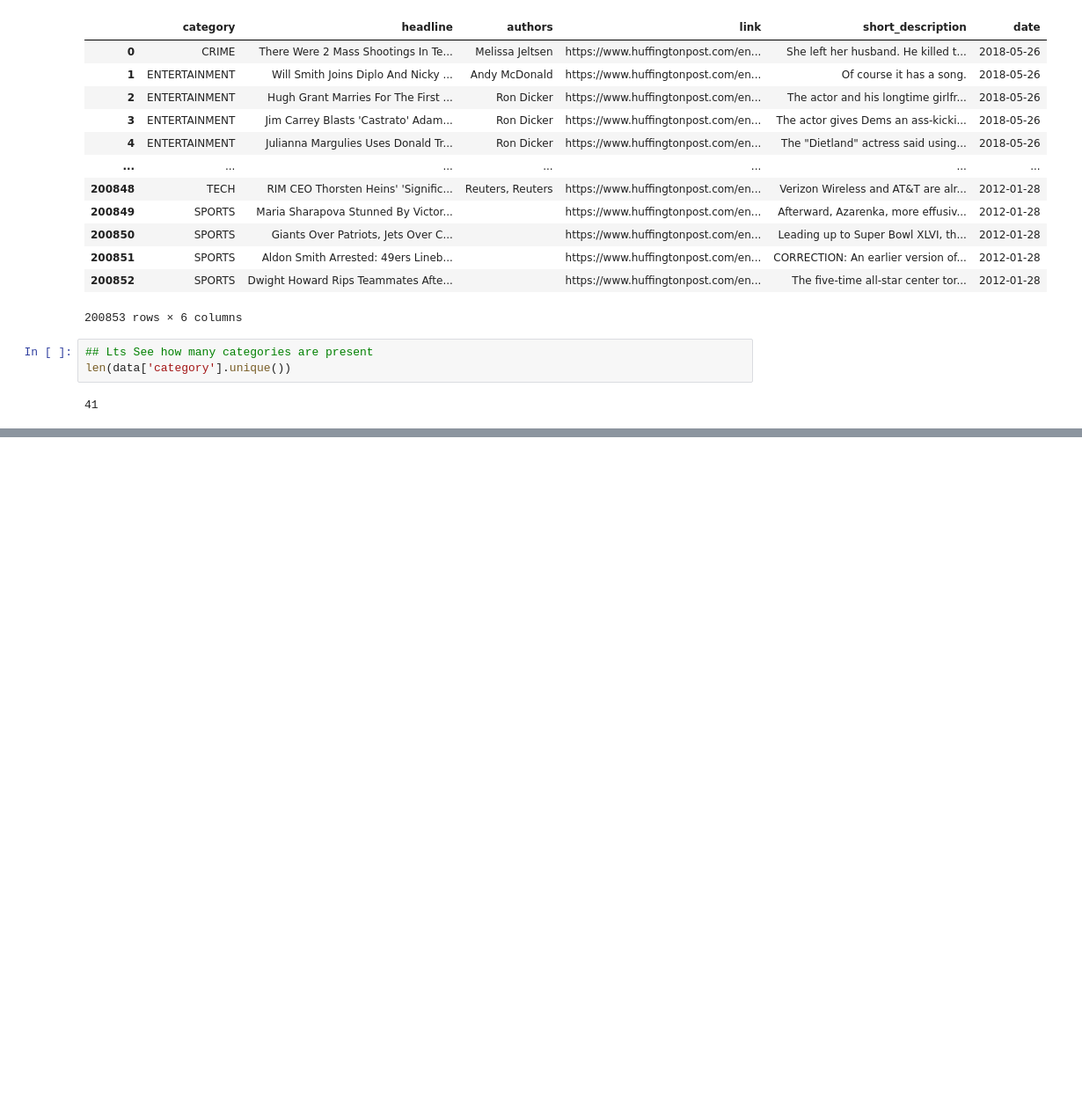
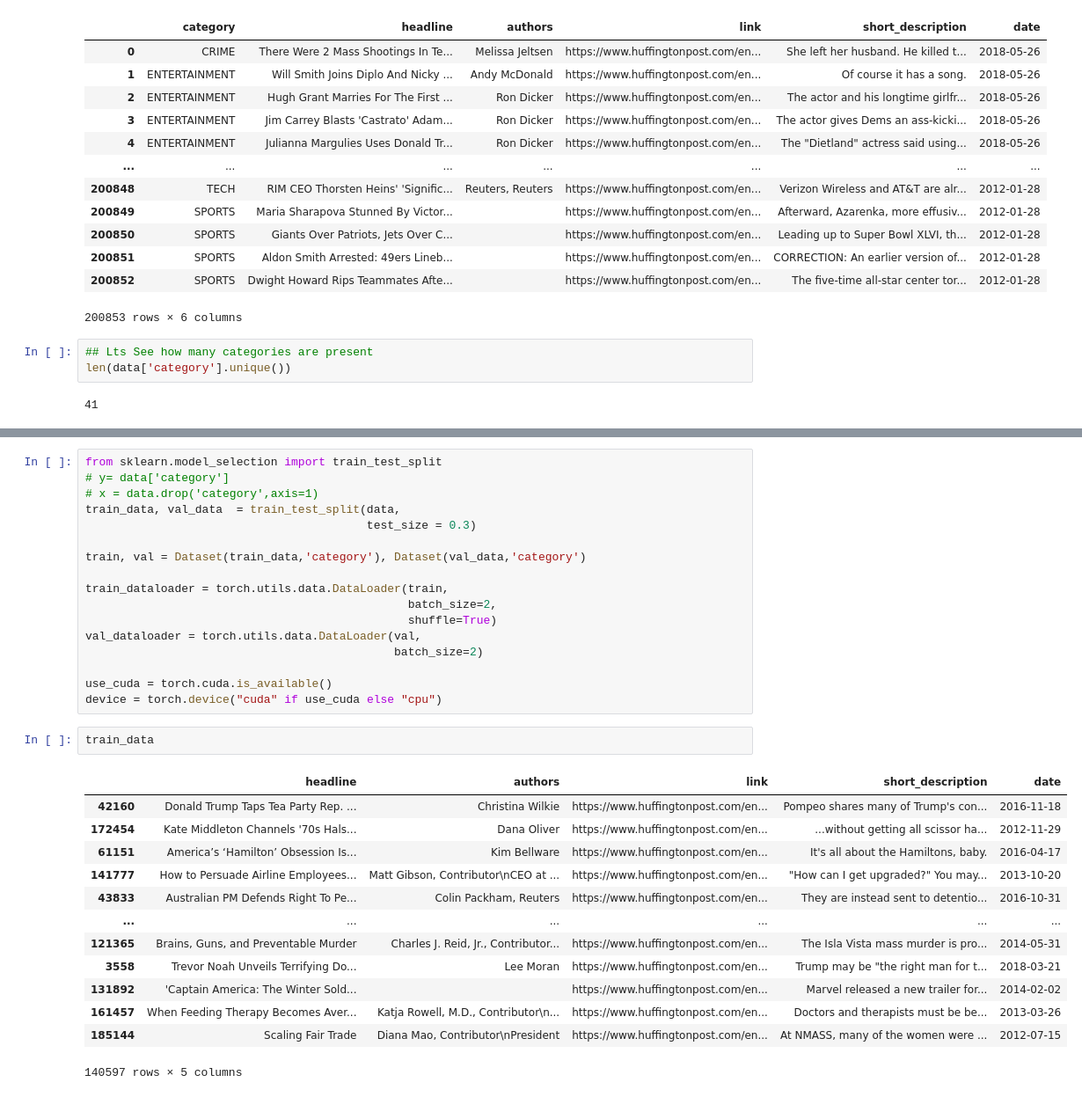
Before and after one commit to agarwalsourabh55/Deep-learning, a Jupyter notebook: NewsCategoryDeepLearning_.ipynb, the cells around one changed output, grey strips where cells are left out. Shown at 88% size. Saved outputs shown, nothing was run; the diff lists cells and outputs as text; blank space fills up the shorter version.

```diff
--- a/NewsCategoryDeepLearning_.ipynb
+++ b/NewsCategoryDeepLearning_.ipynb
@@ -33,0 +123,33 @@ len(data['category'].unique())
+# %%
+from sklearn.model_selection import train_test_split
+# y= data['category']
+# x = data.drop('category',axis=1)
+train_data, val_data  = train_test_split(data,
+                                         test_size = 0.3)
+
+train, val = Dataset(train_data,'category'), Dataset(val_data,'category')
+
+train_dataloader = torch.utils.data.DataLoader(train,
+                                               batch_size=2,
+                                               shuffle=True)
+val_dataloader = torch.utils.data.DataLoader(val,
+                                             batch_size=2)
+
+use_cuda = torch.cuda.is_available()
+device = torch.device("cuda" if use_cuda else "cpu")
+# %%
+train_data
+# %% [output]
+|  | headline | authors | link | short_description | date |
+| 42160 | Donald Trump Taps Tea Party Rep. ... | Christina Wilkie | https://www.huffingtonpost.com/en... | Pompeo shares many of Trump's con... | 2016-11-18 |
+| 172454 | Kate Middleton Channels '70s Hals... | Dana Oliver | https://www.huffingtonpost.com/en... | ...without getting all scissor ha... | 2012-11-29 |
+| 61151 | America’s ‘Hamilton’ Obsession Is... | Kim Bellware | https://www.huffingtonpost.com/en... | It's all about the Hamiltons, baby. | 2016-04-17 |
+| 141777 | How to Persuade Airline Employees... | Matt Gibson, Contributor\nCEO at ... | https://www.huffingtonpost.com/en... | "How can I get upgraded?" You may... | 2013-10-20 |
+| 43833 | Australian PM Defends Right To Pe... | Colin Packham, Reuters | https://www.huffingtonpost.com/en... | They are instead sent to detentio... | 2016-10-31 |
+| ... | ... | ... | ... | ... | ... |
+| 121365 | Brains, Guns, and Preventable Murder | Charles J. Reid, Jr., Contributor... | https://www.huffingtonpost.com/en... | The Isla Vista mass murder is pro... | 2014-05-31 |
+| 3558 | Trevor Noah Unveils Terrifying Do... | Lee Moran | https://www.huffingtonpost.com/en... | Trump may be "the right man for t... | 2018-03-21 |
+| 131892 | 'Captain America: The Winter Sold... |  | https://www.huffingtonpost.com/en... | Marvel released a new trailer for... | 2014-02-02 |
+| 161457 | When Feeding Therapy Becomes Aver... | Katja Rowell, M.D., Contributor\n... | https://www.huffingtonpost.com/en... | Doctors and therapists must be be... | 2013-03-26 |
+| 185144 | Scaling Fair Trade | Diana Mao, Contributor\nPresident | https://www.huffingtonpost.com/en... | At NMASS, many of the women were ... | 2012-07-15 |
+140597 rows × 5 columns
```
Also changed, not shown: parts of 4 cells of this notebook.
